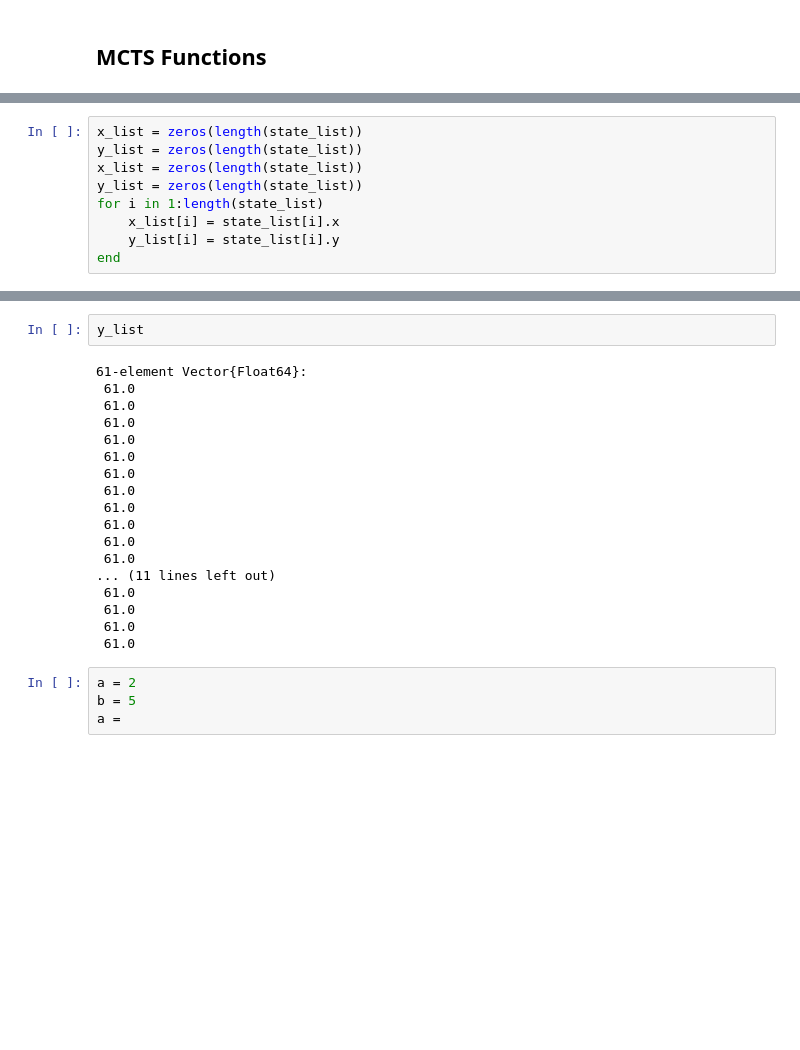
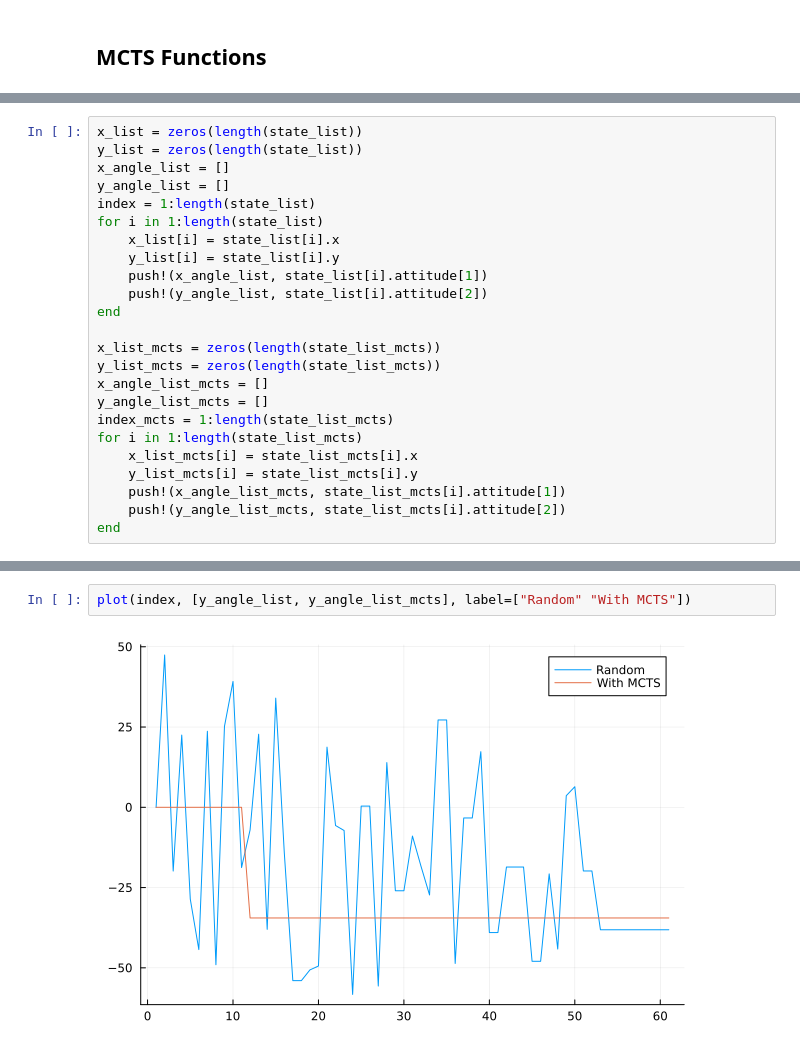
Before and after one commit to GigaVoltFlash/AA228-Final-Project, a Jupyter notebook: dev-anshuk/integrated_problem.ipynb, the cells around one changed output, grey strips where cells are left out. Cells and saved outputs as stored; diff of their text form; blank space fills up the shorter version.

```diff
--- a/dev-anshuk/integrated_problem.ipynb
+++ b/dev-anshuk/integrated_problem.ipynb
@@ -122,9 +235,24 @@ Next time step
 # %%
 x_list = zeros(length(state_list))
 y_list = zeros(length(state_list))
-x_list = zeros(length(state_list))
-y_list = zeros(length(state_list))
+x_angle_list = []
+y_angle_list = []
+index = 1:length(state_list)
 for i in 1:length(state_list)
     x_list[i] = state_list[i].x
     y_list[i] = state_list[i].y
+    push!(x_angle_list, state_list[i].attitude[1])
+    push!(y_angle_list, state_list[i].attitude[2])
 end
+
+x_list_mcts = zeros(length(state_list_mcts))
+y_list_mcts = zeros(length(state_list_mcts))
+x_angle_list_mcts = []
+y_angle_list_mcts = []
+index_mcts = 1:length(state_list_mcts)
+for i in 1:length(state_list_mcts)
+    x_list_mcts[i] = state_list_mcts[i].x
+    y_list_mcts[i] = state_list_mcts[i].y
+    push!(x_angle_list_mcts, state_list_mcts[i].attitude[1])
+    push!(y_angle_list_mcts, state_list_mcts[i].attitude[2])
+end
@@ -151,24 +259,4 @@ state_list
-# %%
-y_list
-# %% [output]
-61-element Vector{Float64}:
- 61.0
- 61.0
- 61.0
- 61.0
- 61.0
- 61.0
- 61.0
- 61.0
- 61.0
- 61.0
- 61.0
-... (11 lines left out)
- 61.0
- 61.0
- 61.0
- 61.0
-# %%
-a = 2
-b = 5
-a =
+# %%
+plot(index, [y_angle_list, y_angle_list_mcts], label=["Random" "With MCTS"])
+# %% [output]
+[figure, added]
```
Also changed, not shown: parts of 11 cells of this notebook, 1 other file.
